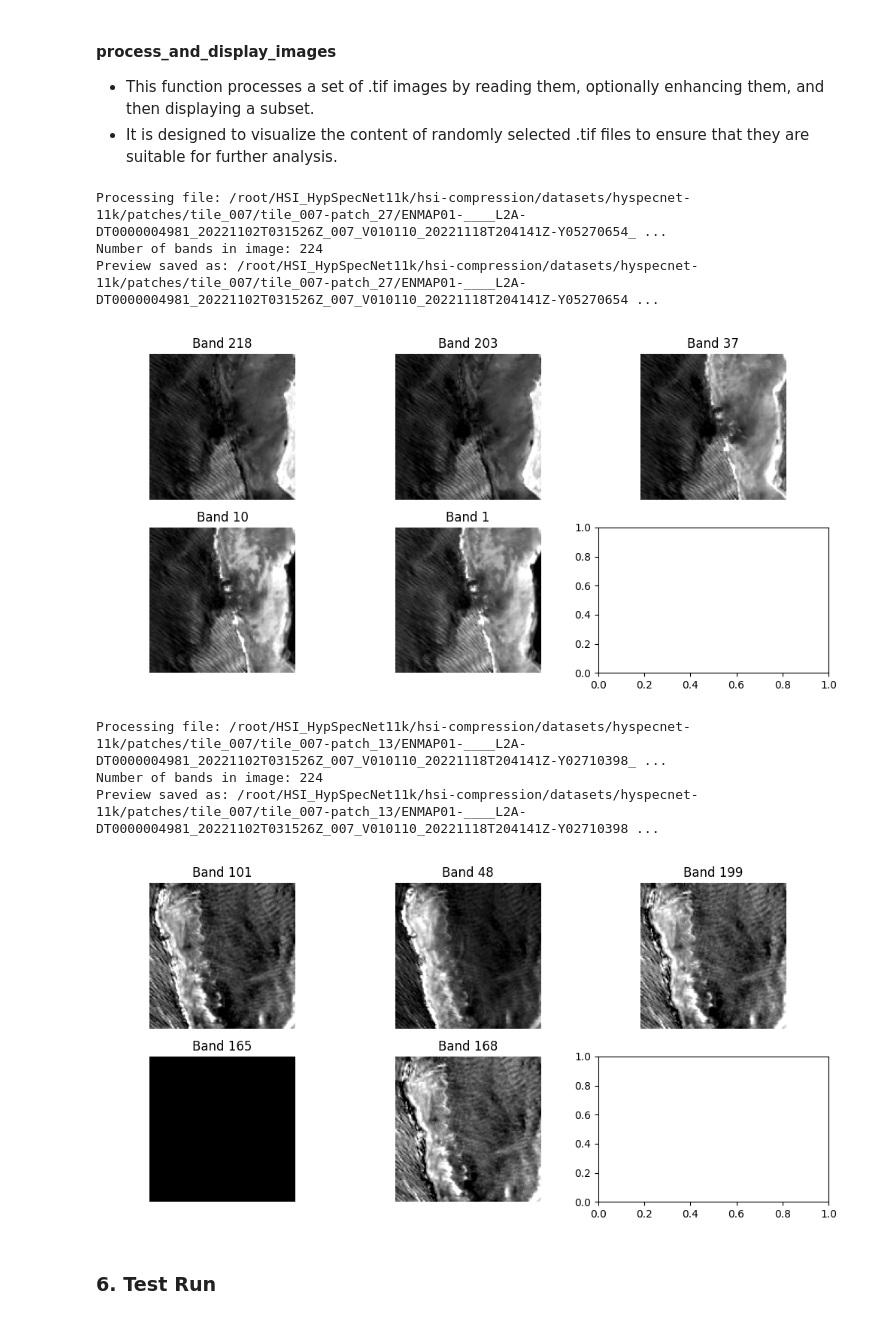
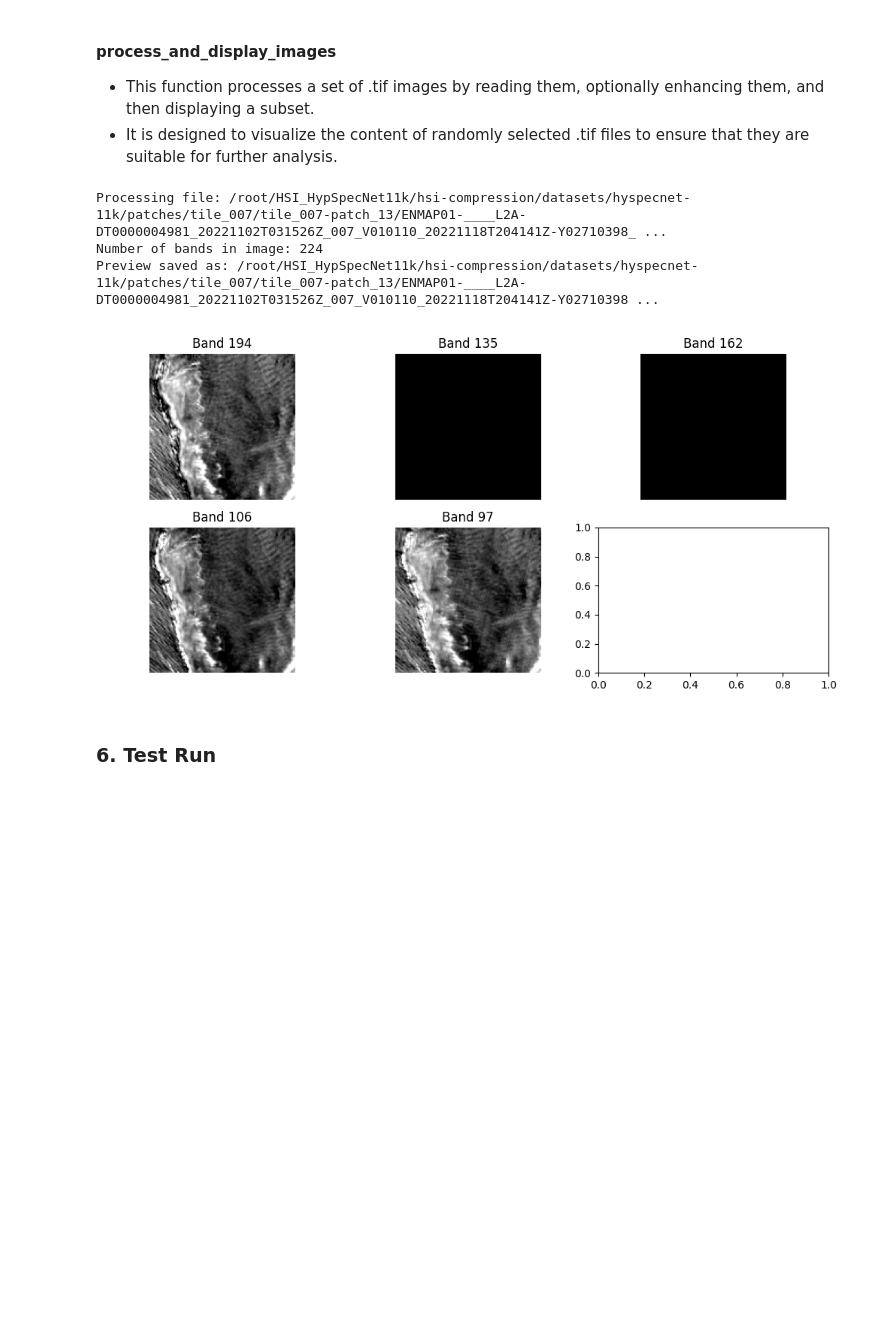
Before and after one commit to ninjalabo/hsicomp, a Jupyter notebook: nbs/HySpecNet11k_SSCNet_Lecture.ipynb, the cells around one changed output. Drawn from its saved outputs; the diff is of its cells as text; code cells hidden in the pictures; blank space fills up the shorter version.

Commit message:
test run error resolved

```diff
--- a/nbs/HySpecNet11k_SSCNet_Lecture.ipynb
+++ b/nbs/HySpecNet11k_SSCNet_Lecture.ipynb
@@ -541,6 +541,9 @@ def enhance_image(image):
     Returns:
         np.ndarray: The enhanced image array.
     """
+    if np.all(image == 0) or np.nanstd(image) == 0:  # Check for constant/blank image
+        print("Image is blank or constant, skipping enhancement.")
+        return np.zeros_like(image)  # Return blank image
     p2, p98 = np.nanpercentile(image, (2, 98))
     img_stretched = np.clip((image - p2) / (p98 - p2), 0, 1)
     img_stretched = np.nan_to_num(img_stretched, nan=0)
@@ -551,7 +554,10 @@ def enhance_image(image):
 - It is designed to visualize the content of randomly selected .tif files to ensure that they are suitable for further analysis.
 # %%
 #|export
+#! eval: False
+
 # Function to process and display random .tif files
+
 def process_and_display_images(tif_files, num_samples=5):
     """
     Processes and displays random samples of .tif files.
@@ -573,22 +579,28 @@ def process_and_display_images(tif_files, num_samples=5):
                 no_data_value = src.nodata
                 if no_data_value is not None:
                     img = np.where(img == no_data_value, np.nan, img)
-                if is_mostly_blank(img):
-                    print(f"Skipping mostly blank image: {file_path}")
-                    continue
+
                 num_bands = img.shape[0]
                 print(f"Number of bands in image: {num_bands}")
                 if num_bands < 5:
                     selected_bands = list(range(num_bands))
                 else:
                     selected_bands = random.sample(range(num_bands), 5)
+
                 fig, axes = plt.subplots(2, 3, figsize=(10, 5))
                 for i, band in enumerate(selected_bands):
+                    # Check if the band is mostly blank
+                    if is_mostly_blank(img[band]):
+                        print(f"Skipping blank band: {band + 1}")
+                        continue
+
+                    # Enhance the image and display
                     img_enhanced = enhance_image(img[band])
                     ax = axes.flatten()[i]
                     ax.imshow(img_enhanced, cmap='gray')
                     ax.set_title(f"Band {band + 1}")
                     ax.axis('off')
+
                 plt.tight_layout()
                 output_path = f"{os.path.splitext(file_path)[0]}_preview.png"
                 plt.savefig(output_path)
@@ -597,18 +609,14 @@ def process_and_display_images(tif_files, num_samples=5):
                 display(Image(output_path))
         except Exception as e:
             print(f"Error processing file {file_path}: {e}")
-
-# Test the function with some of the collected tif files
-process_and_display_images(tif_files[:5], num_samples=2)
-# %% [output]
-Processing file: /root/HSI_HypSpecNet11k/hsi-compression/datasets/hyspecnet-11k/patches/tile_007/tile_007-patch_27/ENMAP01-____L2A-DT0000004981_20221102T031526Z_007_V010110_20221118T204141Z-Y05270654_ ...
-Number of bands in image: 224
-Preview saved as: /root/HSI_HypSpecNet11k/hsi-compression/datasets/hyspecnet-11k/patches/tile_007/tile_007-patch_27/ENMAP01-____L2A-DT0000004981_20221102T031526Z_007_V010110_20221118T204141Z-Y05270654 ...
-[figure, removed]
-Processing file: /root/HSI_HypSpecNet11k/hsi-compression/datasets/hyspecnet-11k/patches/tile_007/tile_007-patch_13/ENMAP01-____L2A-DT0000004981_20221102T031526Z_007_V010110_20221118T204141Z-Y02710398_ ...
-Number of bands in image: 224
-Preview saved as: /root/HSI_HypSpecNet11k/hsi-compression/datasets/hyspecnet-11k/patches/tile_007/tile_007-patch_13/ENMAP01-____L2A-DT0000004981_20221102T031526Z_007_V010110_20221118T204141Z-Y02710398 ...
-[figure, removed]
+# %%
+# Test the function with some of the collected tif files
+process_and_display_images(tif_files[:5], num_samples=1)
+# %% [output]
+Processing file: /root/HSI_HypSpecNet11k/hsi-compression/datasets/hyspecnet-11k/patches/tile_007/tile_007-patch_13/ENMAP01-____L2A-DT0000004981_20221102T031526Z_007_V010110_20221118T204141Z-Y02710398_ ...
+Number of bands in image: 224
+Preview saved as: /root/HSI_HypSpecNet11k/hsi-compression/datasets/hyspecnet-11k/patches/tile_007/tile_007-patch_13/ENMAP01-____L2A-DT0000004981_20221102T031526Z_007_V010110_20221118T204141Z-Y02710398 ...
+[figure, added]
 # %% [markdown]
 ### 6. Test Run
 # %% [markdown]
```
Also changed, not shown: parts of 6 cells of this notebook, 2 other files.
